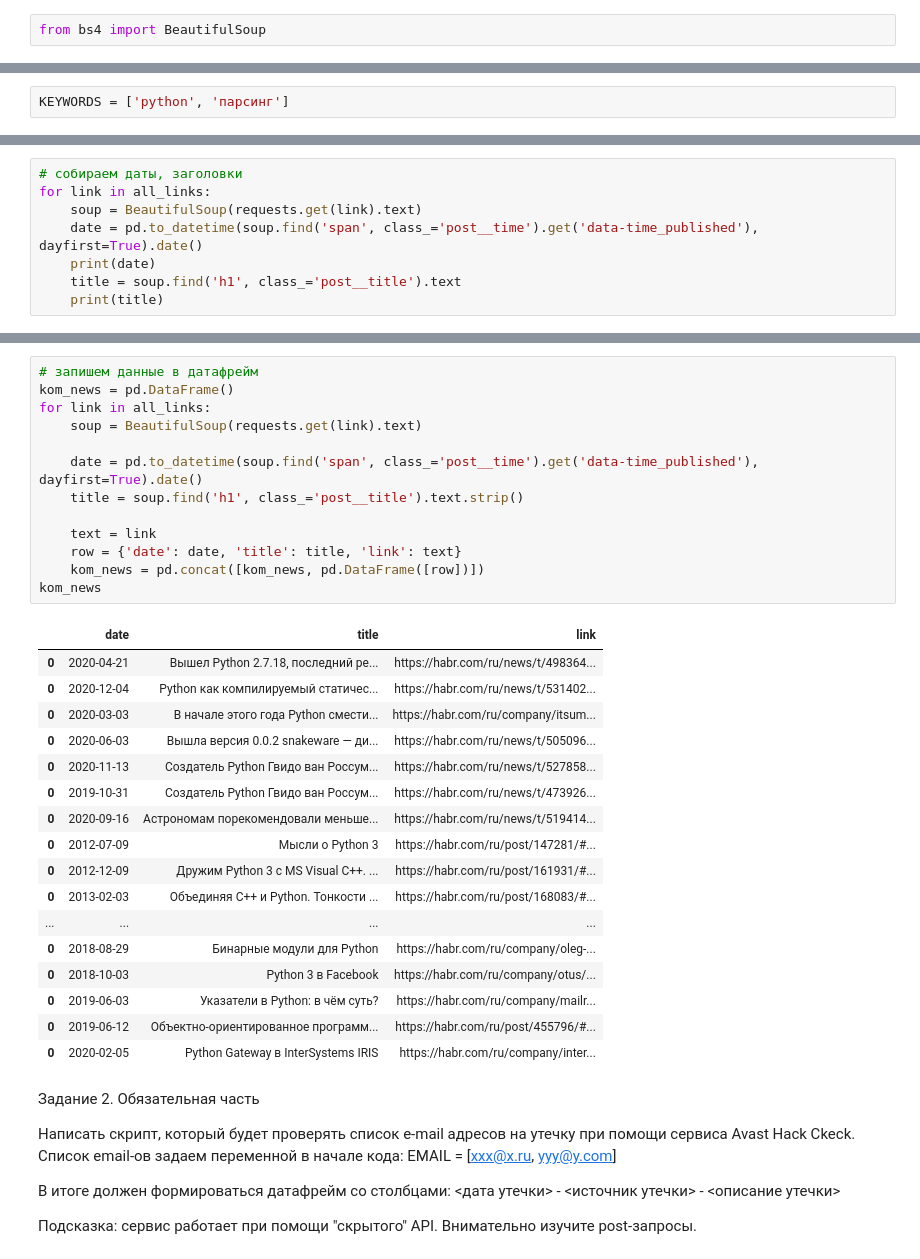
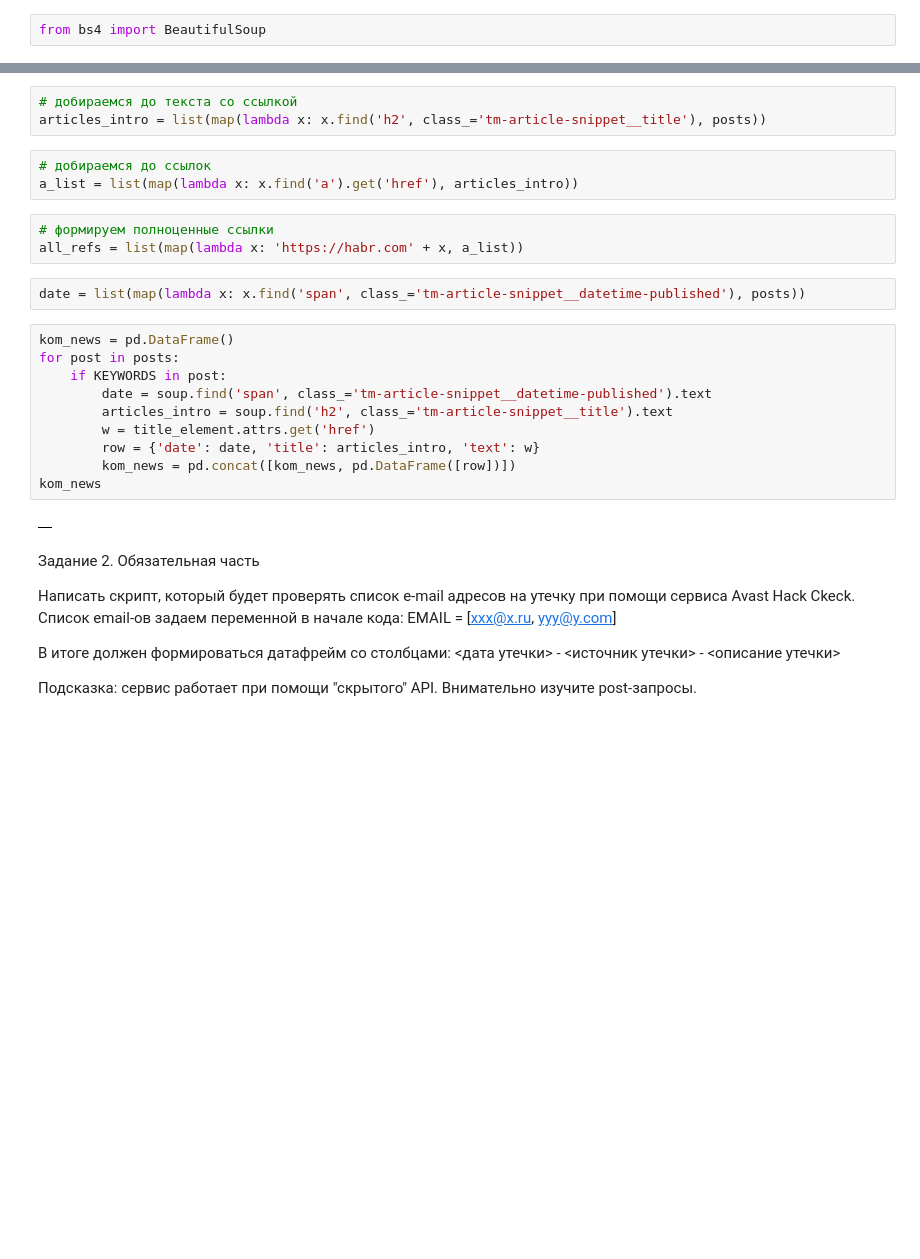
Before and after one commit to semnganye/phyton, a Jupyter notebook: DZ_Scraping.ipynb, the cells around one changed output, grey strips where cells are left out. Cells and saved outputs as stored; diff of their text form; blank space fills up the shorter version.

```diff
--- a/DZ_Scraping.ipynb
+++ b/DZ_Scraping.ipynb
@@ -71,2 +46,0 @@ kom_new.drop_duplicates(subset=None, keep='first', inplace=False, ignore_index=F
-# %%
-KEYWORDS = ['python', 'парсинг']
@@ -120,8 +46,0 @@ import pandas as pd
-# %%
-# собираем даты, заголовки
-for link in all_links:
-    soup = BeautifulSoup(requests.get(link).text)
-    date = pd.to_datetime(soup.find('span', class_='post__time').get('data-time_published'), dayfirst=True).date()
-    print(date)
-    title = soup.find('h1', class_='post__title').text
-    print(title)
@@ -146,34 +47,26 @@ Python Gateway в InterSystems IRIS
+# %%
+# добираемся до текста со ссылкой
+articles_intro = list(map(lambda x: x.find('h2', class_='tm-article-snippet__title'), posts))
+# %%
+# добираемся до ссылок
+a_list = list(map(lambda x: x.find('a').get('href'), articles_intro))
+# %%
+# формируем полноценные ссылки
+all_refs = list(map(lambda x: 'https://habr.com' + x, a_list))
+# %%
+date = list(map(lambda x: x.find('span', class_='tm-article-snippet__datetime-published'), posts))
 # %%
-# запишем данные в датафрейм
 kom_news = pd.DataFrame()
-for link in all_links:
-    soup = BeautifulSoup(requests.get(link).text)
-
-    date = pd.to_datetime(soup.find('span', class_='post__time').get('data-time_published'), dayfirst=True).date()
-    title = soup.find('h1', class_='post__title').text.strip()
-
-    text = link
-    row = {'date': date, 'title': title, 'link': text}
-    kom_news = pd.concat([kom_news, pd.DataFrame([row])])
+for post in posts:
+    if KEYWORDS in post:
+        date = soup.find('span', class_='tm-article-snippet__datetime-published').text
+        articles_intro = soup.find('h2', class_='tm-article-snippet__title').text
+        w = title_element.attrs.get('href')
+        row = {'date': date, 'title': articles_intro, 'text': w}
+        kom_news = pd.concat([kom_news, pd.DataFrame([row])])
 kom_news
 # %% [output]
-|  | date | title | link |
-| 0 | 2020-04-21 | Вышел Python 2.7.18, последний ре... | https://habr.com/ru/news/t/498364... |
-| 0 | 2020-12-04 | Python как компилируемый статичес... | https://habr.com/ru/news/t/531402... |
-| 0 | 2020-03-03 | В начале этого года Python смести... | https://habr.com/ru/company/itsum... |
-| 0 | 2020-06-03 | Вышла версия 0.0.2 snakeware — ди... | https://habr.com/ru/news/t/505096... |
-| 0 | 2020-11-13 | Создатель Python Гвидо ван Россум... | https://habr.com/ru/news/t/527858... |
-| 0 | 2019-10-31 | Создатель Python Гвидо ван Россум... | https://habr.com/ru/news/t/473926... |
-| 0 | 2020-09-16 | Астрономам порекомендовали меньше... | https://habr.com/ru/news/t/519414... |
-| 0 | 2012-07-09 | Мысли о Python 3 | https://habr.com/ru/post/147281/#... |
-| 0 | 2012-12-09 | Дружим Python 3 с MS Visual C++. ... | https://habr.com/ru/post/161931/#... |
-| 0 | 2013-02-03 | Объединяя C++ и Python. Тонкости ... | https://habr.com/ru/post/168083/#... |
-| ... | ... | ... | ... |
-| 0 | 2018-08-29 | Бинарные модули для Python | https://habr.com/ru/company/oleg-... |
-| 0 | 2018-10-03 | Python 3 в Facebook | https://habr.com/ru/company/otus/... |
-| 0 | 2019-06-03 | Указатели в Python: в чём суть? | https://habr.com/ru/company/mailr... |
-| 0 | 2019-06-12 | Объектно-ориентированное программ... | https://habr.com/ru/post/455796/#... |
-| 0 | 2020-02-05 | Python Gateway в InterSystems IRIS | https://habr.com/ru/company/inter... |
+|  |
 # %% [markdown]
 
 Задание 2.
```
Also changed, not shown: parts of 23 cells of this notebook.
